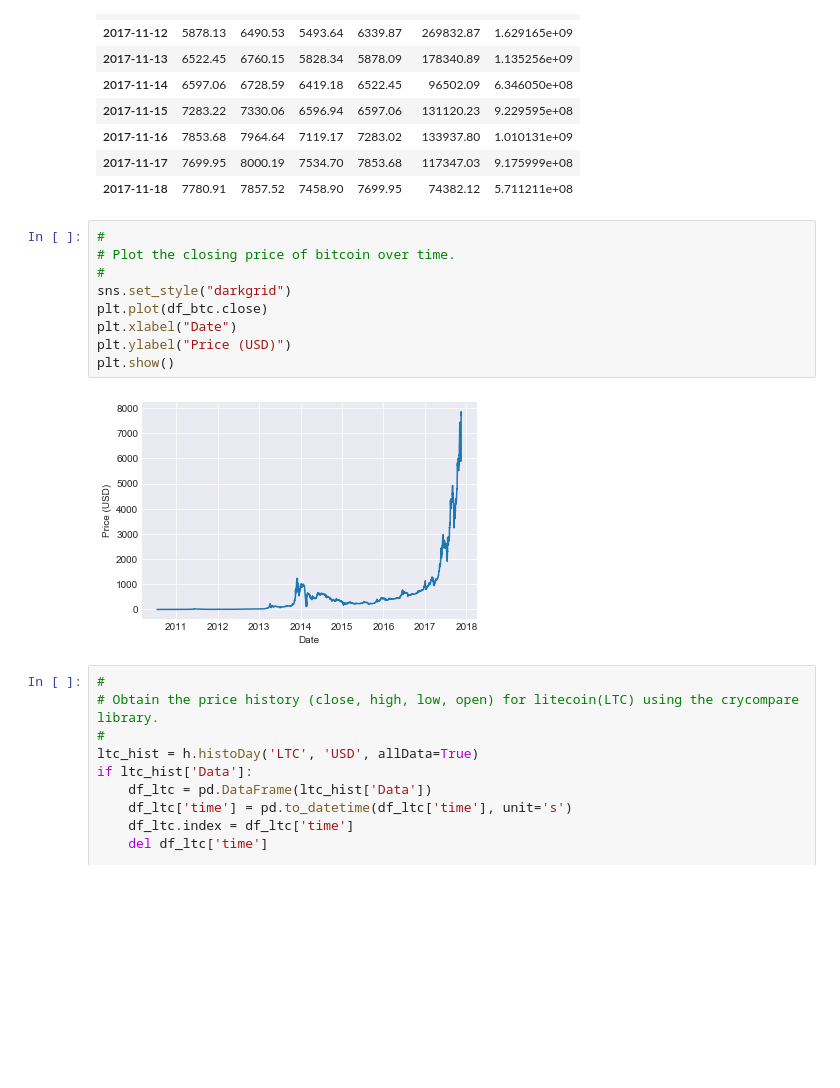
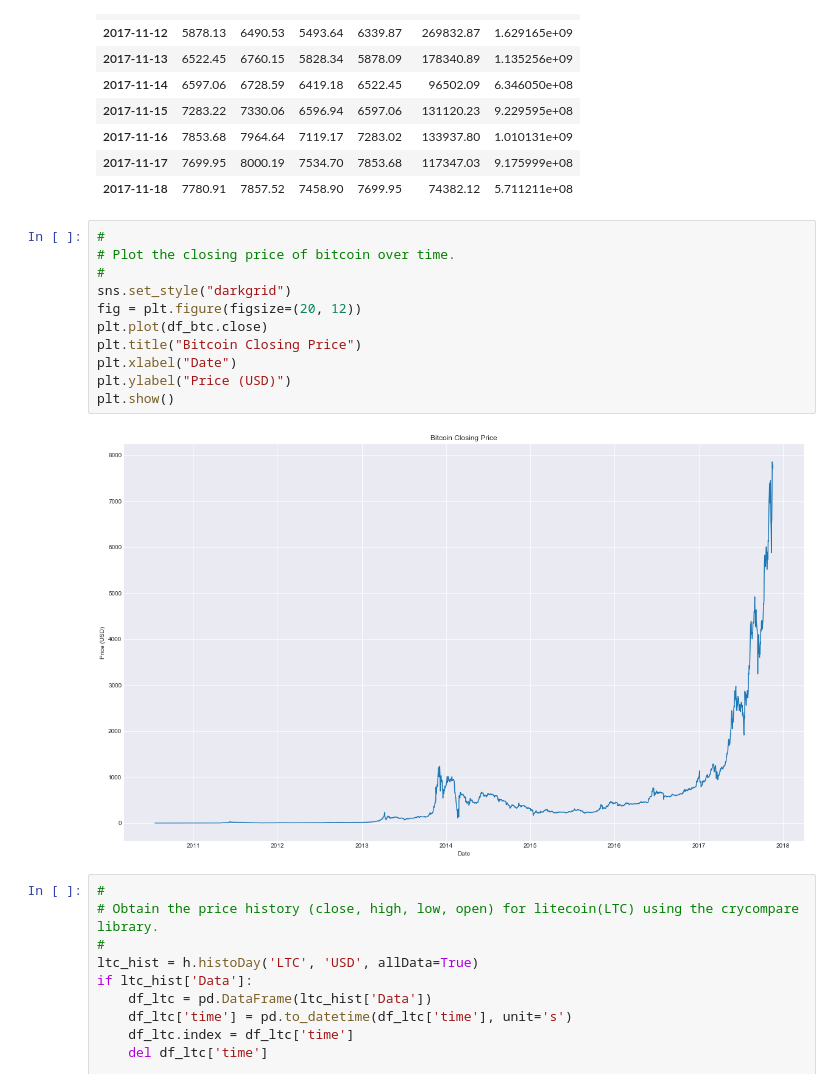
Before and after one commit to racineda/data-science-career-track, a Jupyter notebook: capstone-1-project/racine-david-capstone1.ipynb, the cells around one changed output. Saved outputs shown, nothing was run; the diff lists cells and outputs as text; blank space fills up the shorter version.

```diff
--- a/capstone-1-project/racine-david-capstone1.ipynb
+++ b/capstone-1-project/racine-david-capstone1.ipynb
@@ -66,14 +67,16 @@ df_btc.tail(10)
 # %%
 #
 # Plot the closing price of bitcoin over time.
 #
 sns.set_style("darkgrid")
+fig = plt.figure(figsize=(20, 12))
 plt.plot(df_btc.close)
+plt.title("Bitcoin Closing Price")
 plt.xlabel("Date")
 plt.ylabel("Price (USD)")
 plt.show()
 # %% [output]
-[figure, old version]
+[figure, new version]
 # %%
 #
 # Obtain the price history (close, high, low, open) for litecoin(LTC) using the crycompare library.
```
Also changed, not shown: parts of 55 cells of this notebook, 1 other file.
